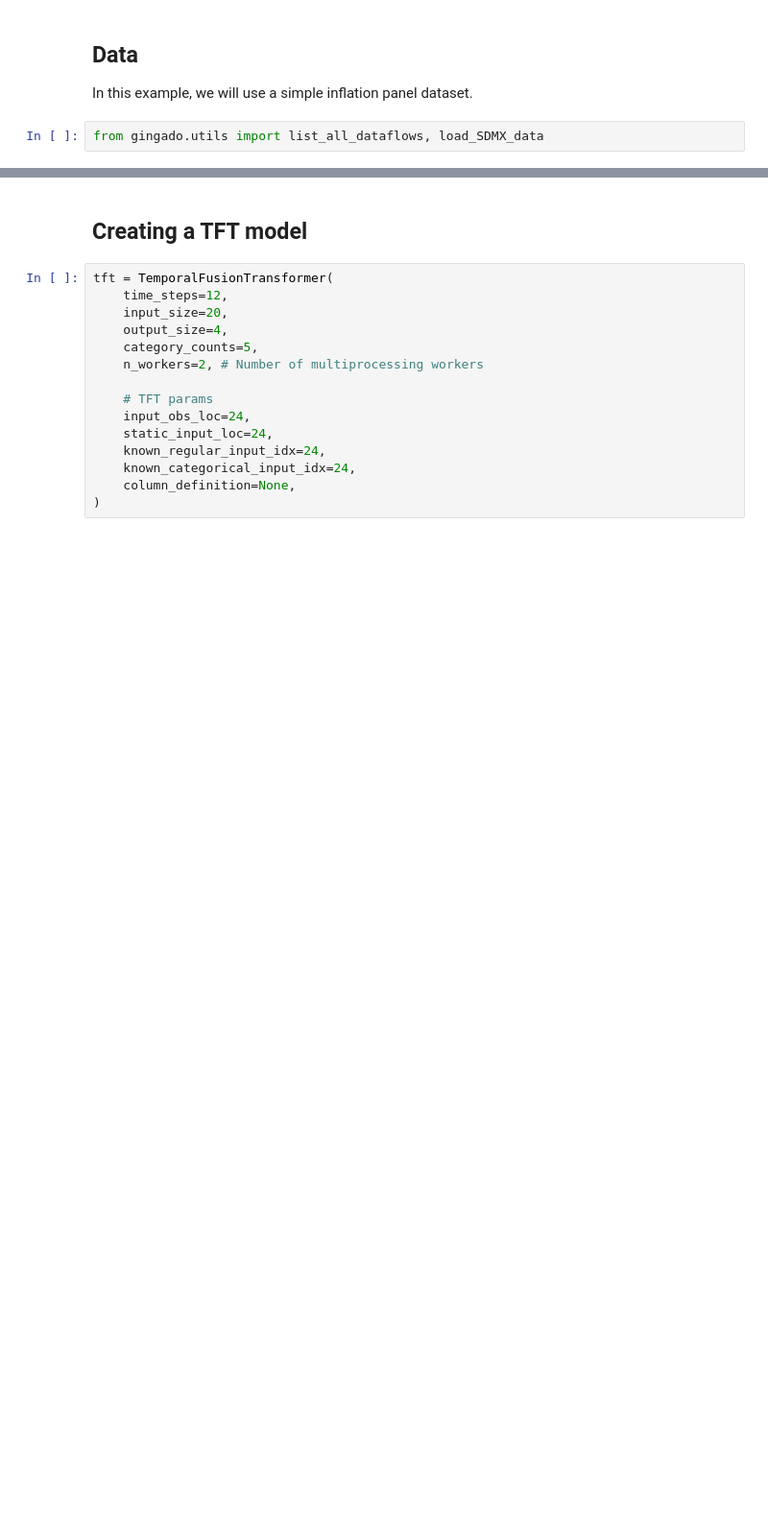
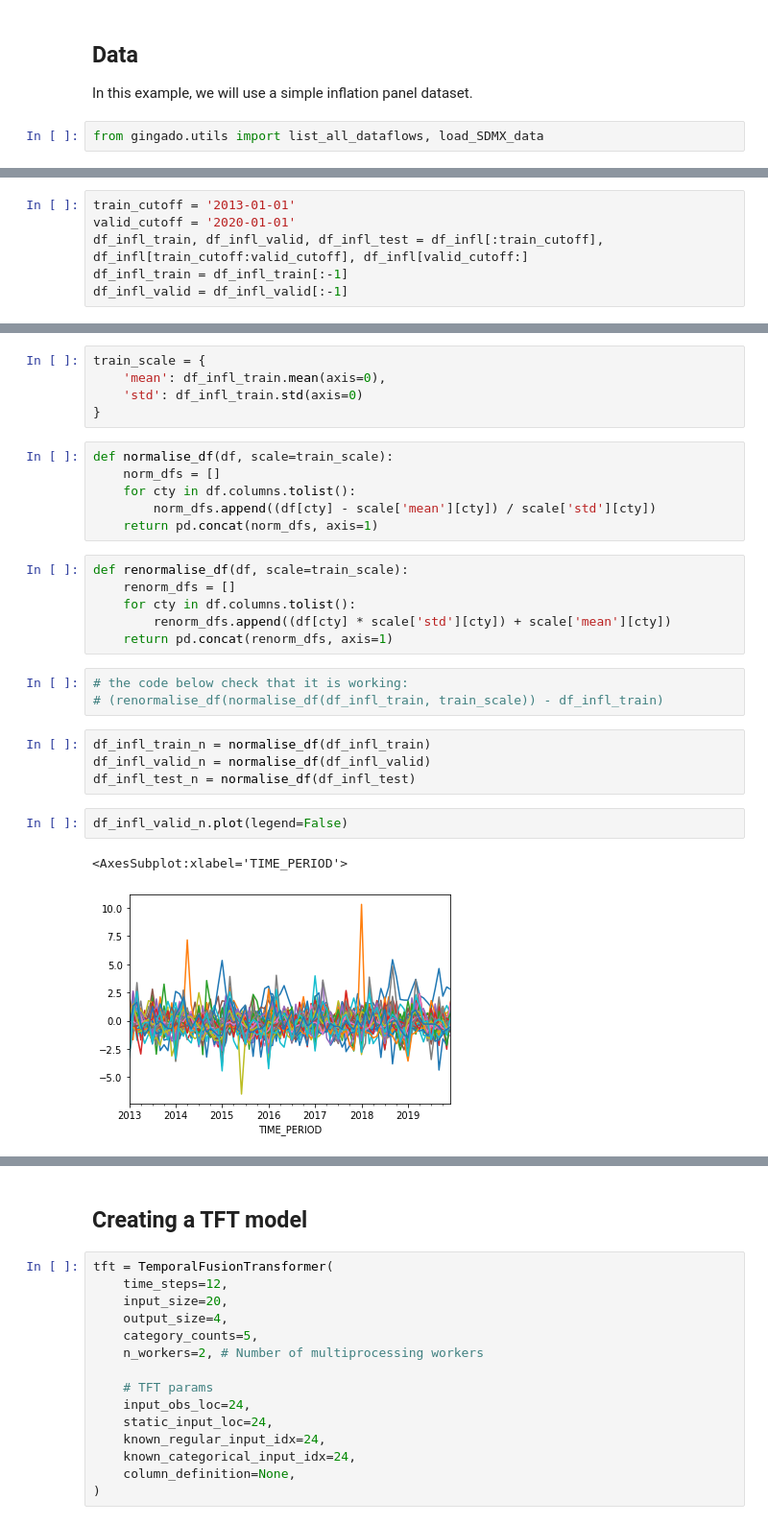
Before and after one commit to dkgaraujo/TemporalFusionTransformers, a Jupyter notebook: temporal_fusion_transformers.ipynb, the cells around one changed output, grey strips where cells are left out. Shown: that part at 96% size. Saved outputs shown, nothing was run; the diff lists cells and outputs as text; blank space fills up the shorter version.

```diff
--- a/temporal_fusion_transformers.ipynb
+++ b/temporal_fusion_transformers.ipynb
@@ -1571,0 +1586,6 @@ Name: dataflow, Length: 3137, dtype: object
+# %%
+train_cutoff = '2013-01-01'
+valid_cutoff = '2020-01-01'
+df_infl_train, df_infl_valid, df_infl_test = df_infl[:train_cutoff], df_infl[train_cutoff:valid_cutoff], df_infl[valid_cutoff:]
+df_infl_train = df_infl_train[:-1]
+df_infl_valid = df_infl_valid[:-1]
@@ -1571,0 +1615,29 @@ Name: dataflow, Length: 3137, dtype: object
+# %%
+train_scale = {
+    'mean': df_infl_train.mean(axis=0),
+    'std': df_infl_train.std(axis=0)
+}
+# %%
+def normalise_df(df, scale=train_scale):
+    norm_dfs = []
+    for cty in df.columns.tolist():
+        norm_dfs.append((df[cty] - scale['mean'][cty]) / scale['std'][cty])
+    return pd.concat(norm_dfs, axis=1)
+# %%
+def renormalise_df(df, scale=train_scale):
+    renorm_dfs = []
+    for cty in df.columns.tolist():
+        renorm_dfs.append((df[cty] * scale['std'][cty]) + scale['mean'][cty])
+    return pd.concat(renorm_dfs, axis=1)
+# %%
+# the code below check that it is working:
+# (renormalise_df(normalise_df(df_infl_train, train_scale)) - df_infl_train)
+# %%
+df_infl_train_n = normalise_df(df_infl_train)
+df_infl_valid_n = normalise_df(df_infl_valid)
+df_infl_test_n = normalise_df(df_infl_test)
+# %%
+df_infl_valid_n.plot(legend=False)
+# %% [output]
+<AxesSubplot:xlabel='TIME_PERIOD'>
+[figure, added]
```
Also changed, not shown: parts of 65 cells of this notebook, 1 other file.
